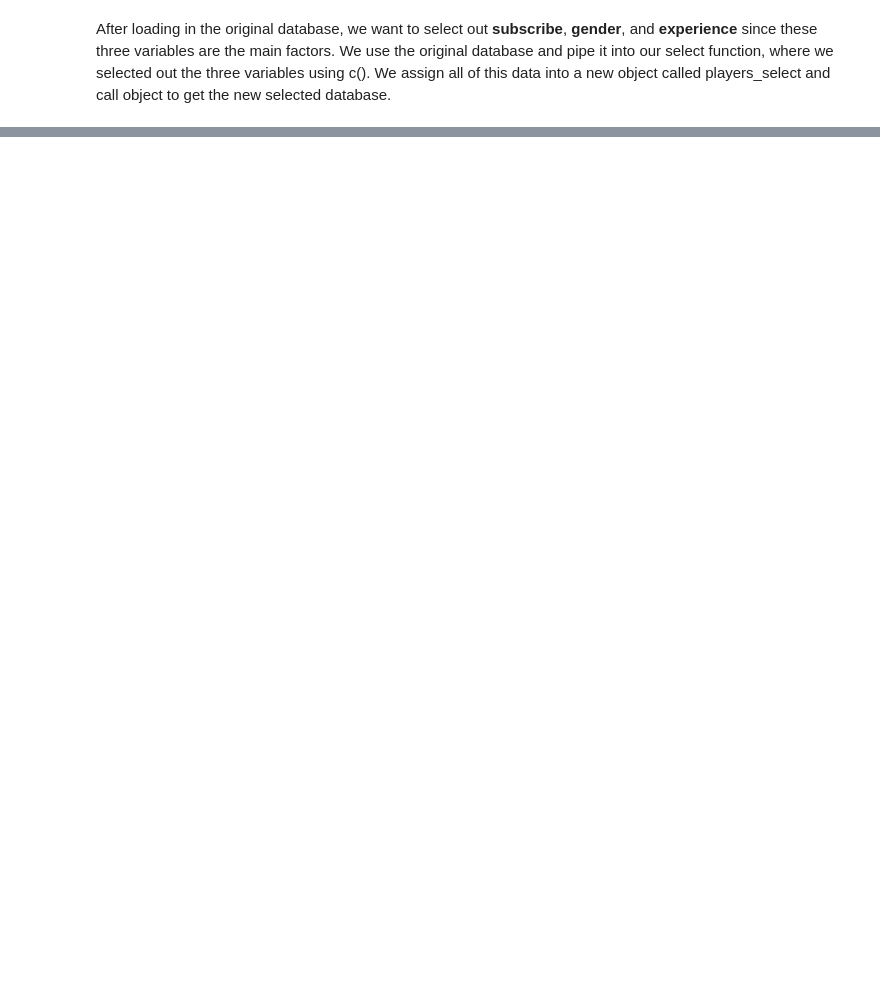
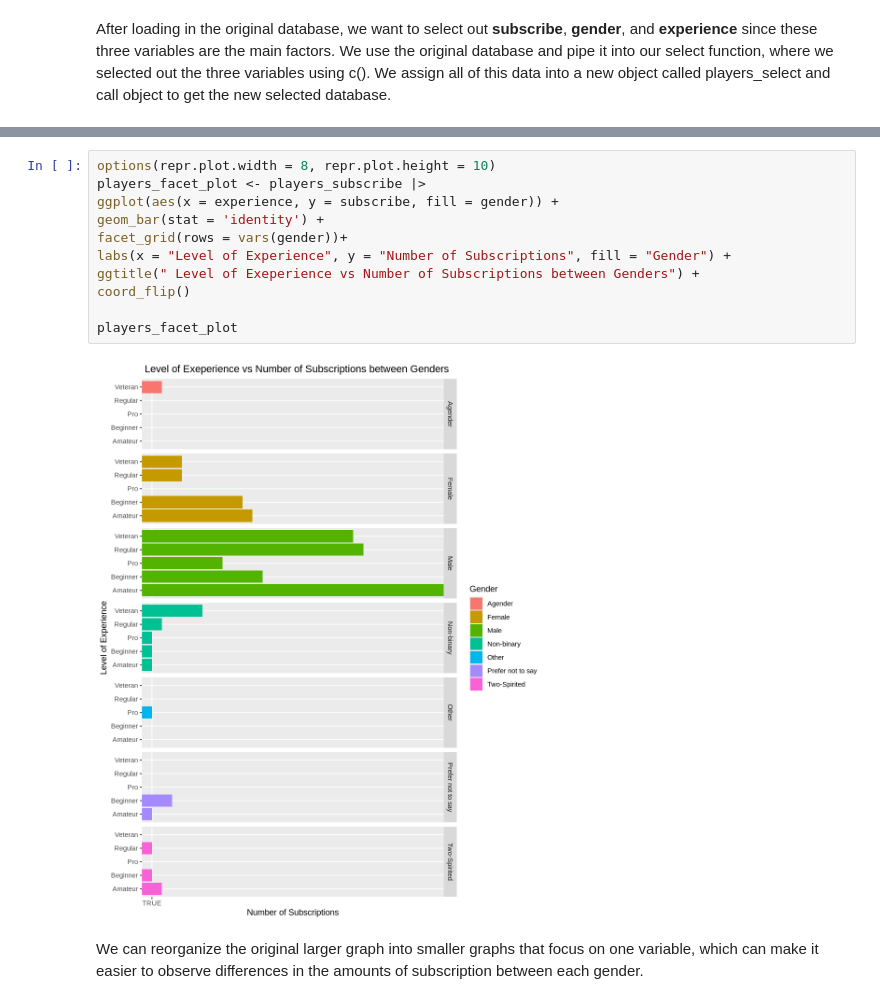
Before and after one commit to jjul1ee/individual_planning_report, a Jupyter notebook: project_planning.ipynb, the cells around one changed output, grey strips where cells are left out. Cells and saved outputs as stored; diff of their text form; blank space fills up the shorter version.

```diff
--- a/project_planning.ipynb
+++ b/project_planning.ipynb
@@ -77,0 +128,15 @@ players_plot
+# %%
+options(repr.plot.width = 8, repr.plot.height = 10)
+players_facet_plot <- players_subscribe |>
+ggplot(aes(x = experience, y = subscribe, fill = gender)) +
+geom_bar(stat = 'identity') +
+facet_grid(rows = vars(gender))+
+labs(x = "Level of Experience", y = "Number of Subscriptions", fill = "Gender") +
+ggtitle(" Level of Exeperience vs Number of Subscriptions between Genders") +
+coord_flip()
+
+players_facet_plot
+# %% [output]
+[figure, added]
+# %% [markdown]
+We can reorganize the original larger graph into smaller graphs that focus on one variable, which can make it easier to observe differences in the amounts of subscription between each gender.
```
Also changed, not shown: parts of 8 cells of this notebook.
